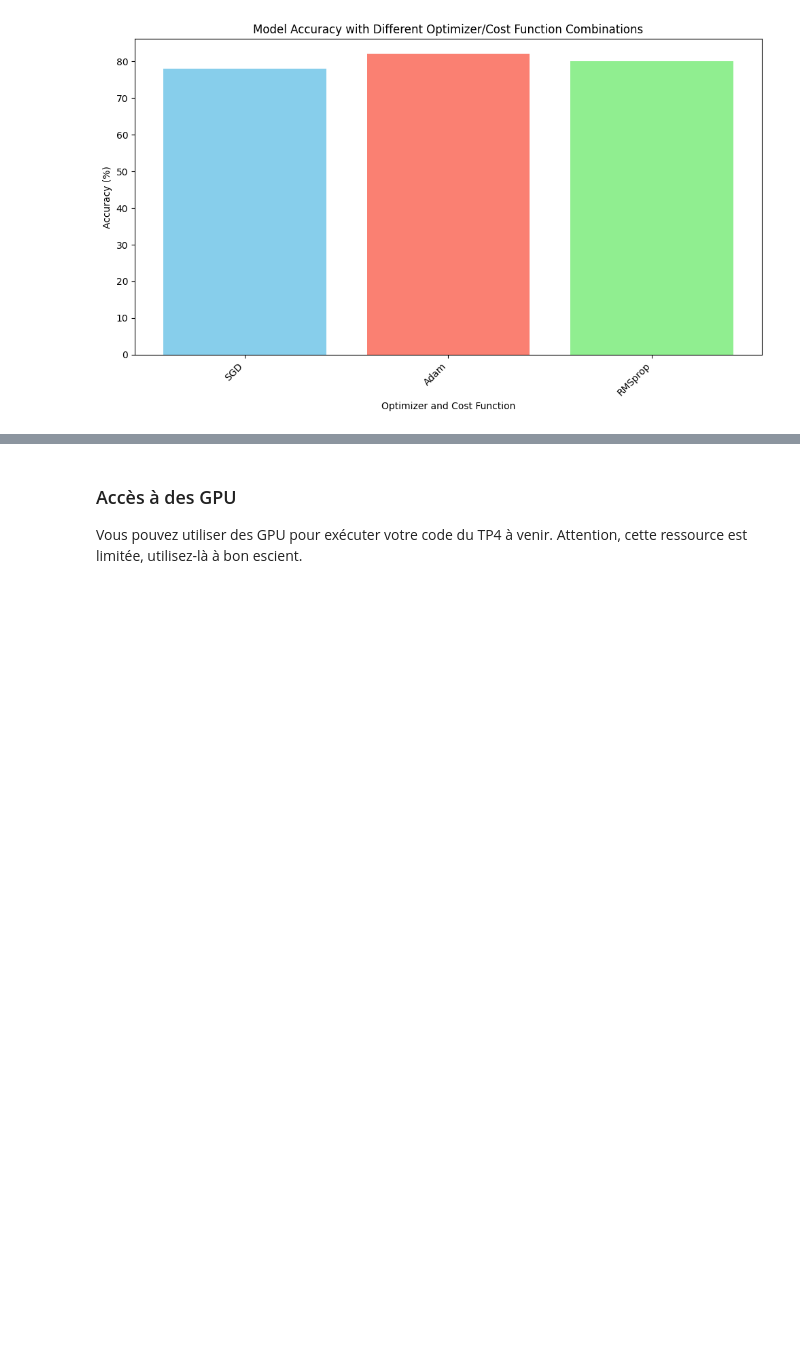
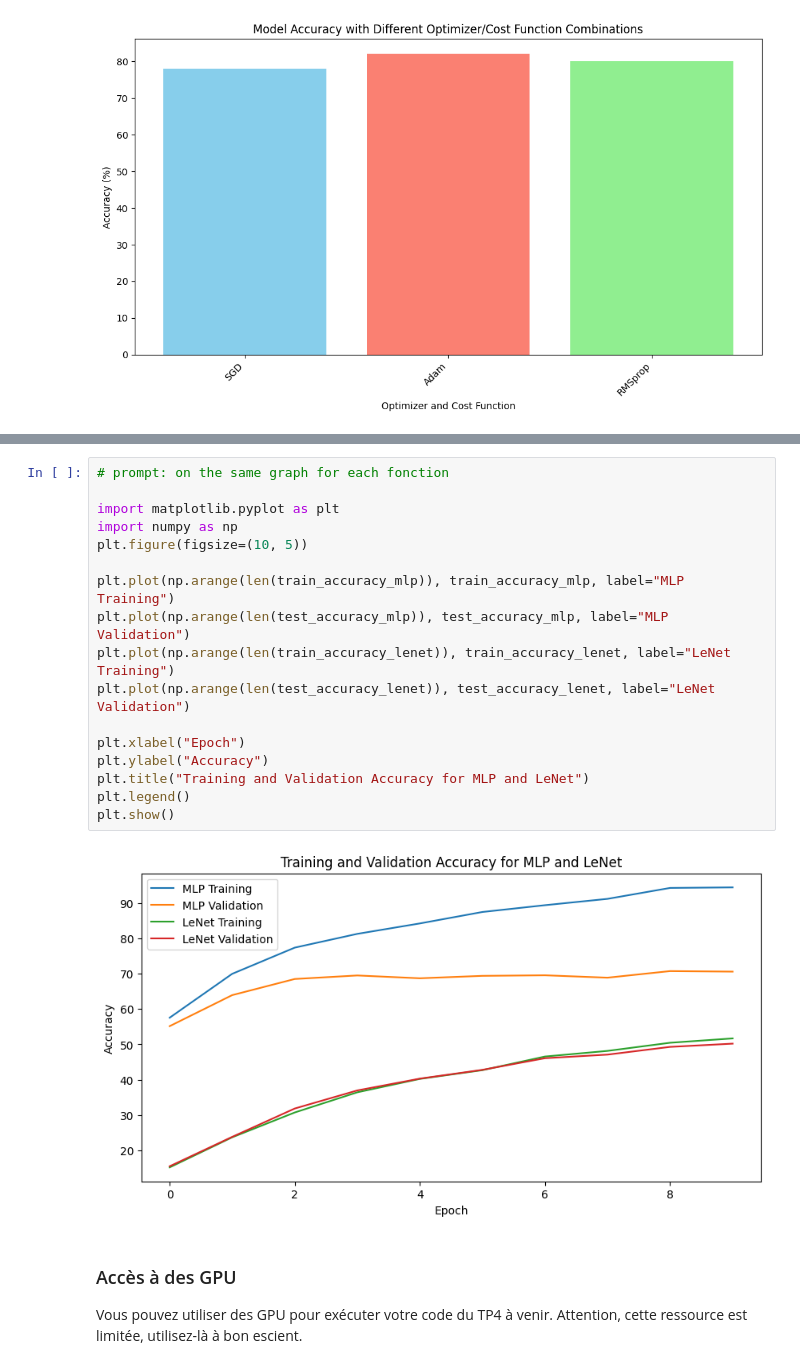
Before and after one commit to VincentHeau/IA, a Jupyter notebook: TP4_MLP_CNN.ipynb, the cells around one changed output, grey strips where cells are left out. Drawn from its saved outputs; the diff is of its cells as text; blank space fills up the shorter version.

```diff
--- a/TP4_MLP_CNN.ipynb
+++ b/TP4_MLP_CNN.ipynb
@@ -1029,3 +1106,22 @@ plt.show()
+# %%
+# prompt: on the same graph for each fonction
+
+import matplotlib.pyplot as plt
+import numpy as np
+plt.figure(figsize=(10, 5))
+
+plt.plot(np.arange(len(train_accuracy_mlp)), train_accuracy_mlp, label="MLP Training")
+plt.plot(np.arange(len(test_accuracy_mlp)), test_accuracy_mlp, label="MLP Validation")
+plt.plot(np.arange(len(train_accuracy_lenet)), train_accuracy_lenet, label="LeNet Training")
+plt.plot(np.arange(len(test_accuracy_lenet)), test_accuracy_lenet, label="LeNet Validation")
+
+plt.xlabel("Epoch")
+plt.ylabel("Accuracy")
+plt.title("Training and Validation Accuracy for MLP and LeNet")
+plt.legend()
+plt.show()
+# %% [output]
+[figure, added]
 # %% [markdown]
 ### Accès à des GPU
 Vous pouvez utiliser des GPU pour exécuter votre code du TP4 à venir.
```
Also changed, not shown: parts of 2 cells of this notebook.
